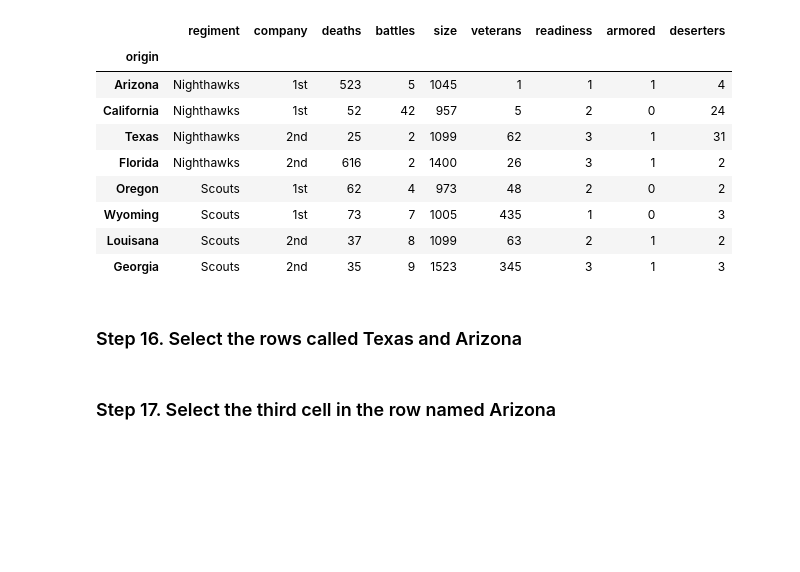
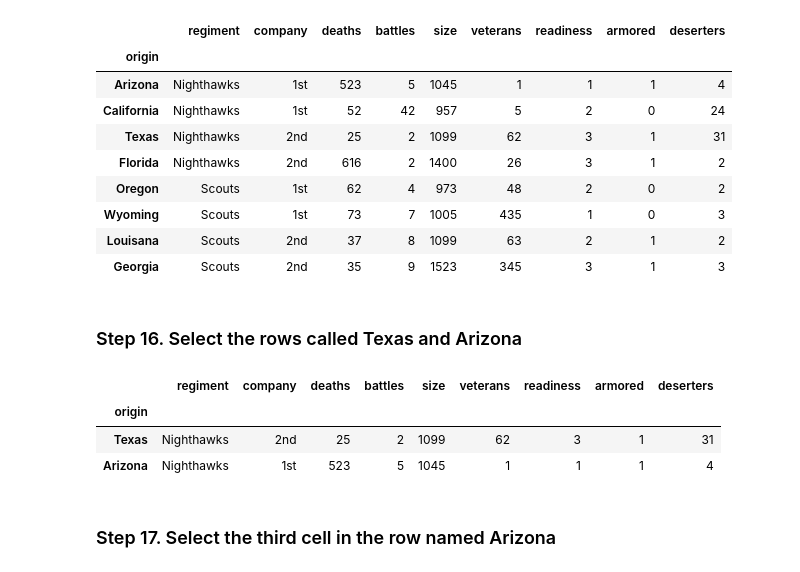
Before and after one commit to Sulaiman-F/AAI-bootcamp, a Jupyter notebook: student/C2/M2/Filtering-and-Sorting-Data/Fictional-Army.ipynb, the cells around one changed output. Cells and saved outputs as stored; diff of their text form; code cells hidden in the pictures; blank space fills up the shorter version.

```diff
--- a/student/C2/M2/Filtering-and-Sorting-Data/Fictional-Army.ipynb
+++ b/student/C2/M2/Filtering-and-Sorting-Data/Fictional-Army.ipynb
@@ -214,6 +214,13 @@ army[mask]
 | Georgia | Scouts | 2nd | 35 | 9 | 1523 | 345 | 3 | 1 | 3 |
 # %% [markdown]
 ### Step 16. Select the rows called Texas and Arizona
+# %%
+army.loc[['Texas', 'Arizona']]
+# %% [output]
+|  | regiment | company | deaths | battles | size | veterans | readiness | armored | deserters |
+| origin |  |  |  |  |  |  |  |  |  |
+| Texas | Nighthawks | 2nd | 25 | 2 | 1099 | 62 | 3 | 1 | 31 |
+| Arizona | Nighthawks | 1st | 523 | 5 | 1045 | 1 | 1 | 1 | 4 |
 # %% [markdown]
 ### Step 17. Select the third cell in the row named Arizona
 # %% [markdown]
```
